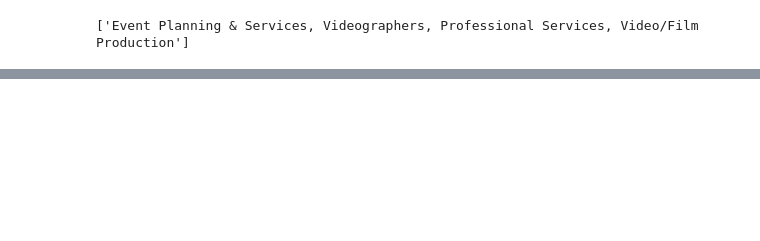
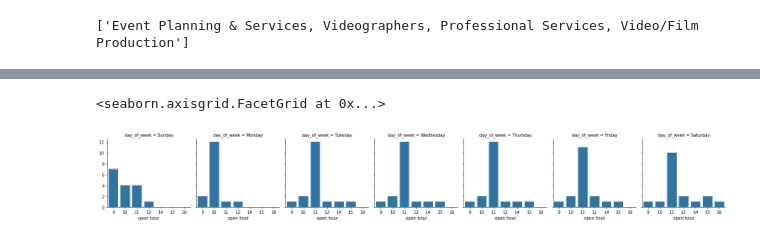
Before and after one commit to jamjam0109/kaggle_yelp, a Jupyter notebook: src.ipynb, the cells around one changed output, grey strips where cells are left out. Drawn from its saved outputs; the diff is of its cells as text; code cells hidden in the pictures; blank space fills up the shorter version.

```diff
--- a/src.ipynb
+++ b/src.ipynb
@@ -104,0 +164,3 @@ a.sort_values('dist')
+# %%
+new_westminster = business.query("state == 'BC' and city == 'New Westminster'")
+len(new_westminster)
@@ -104,0 +174,3 @@ a.sort_values('dist')
+# %%
+new_westminster_pizza = new_westminster[new_westminster['categories'].str.contains('pizza', na=False, case=False)]
+len(new_westminster_pizza)
@@ -104,0 +226,20 @@ a.sort_values('dist')
+# %%
+pizza_hours = new_westminster_pizza.query("hours == hours")[['business_id', 'name', 'hours']]
+
+output = pd.DataFrame()
+
+for i in range(len(pizza_hours)):
+    row = pizza_hours.iloc[i, :]
+
+    business_id = row['business_id']
+    name = row['name']
+    hours = row['hours']
+    result = pd.DataFrame.from_dict(hours, orient='index', columns=['hours'])
+    result = result.reset_index()
+    result['business_id'] = business_id
+    result['name'] = name
+
+    result = result.rename(columns={'index': 'day_of_week'})
+    result = result[['business_id', 'name', 'day_of_week', 'hours']]
+
+    output = pd.concat([output, result], axis=0)
@@ -104,0 +270,18 @@ a.sort_values('dist')
+# %%
+output['open'] = output.hours.str.split('-').str[0]
+output['close'] = output.hours.str.split('-').str[1]
+
+output['open'] = pd.to_datetime(output['open'], format='%H:%M').dt.hour
+output['close'] = pd.to_datetime(output['close'], format='%H:%M').dt.hour
+# %%
+x = output.groupby(["day_of_week", 'open'], as_index=False)['name'].count()
+
+g = sns.FacetGrid(
+    x, col="day_of_week", height=3, aspect=1,
+    col_order=['Sunday', 'Monday', 'Tuesday', 'Wednesday', 'Thursday', 'Friday', 'Saturday']
+)
+g.map_dataframe(sns.barplot, x="open", y="name")
+g.set_axis_labels("open hour")
+# %% [output]
+<seaborn.axisgrid.FacetGrid at 0x...>
+[figure, added]
```
Also changed, not shown: parts of 39 cells of this notebook, 2 other files.
